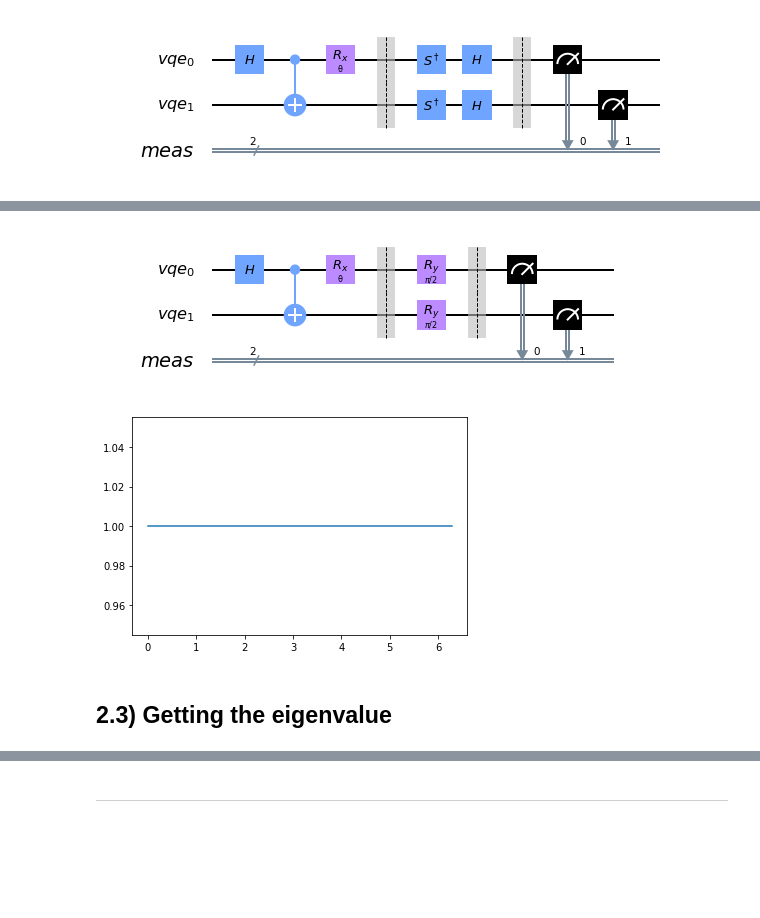
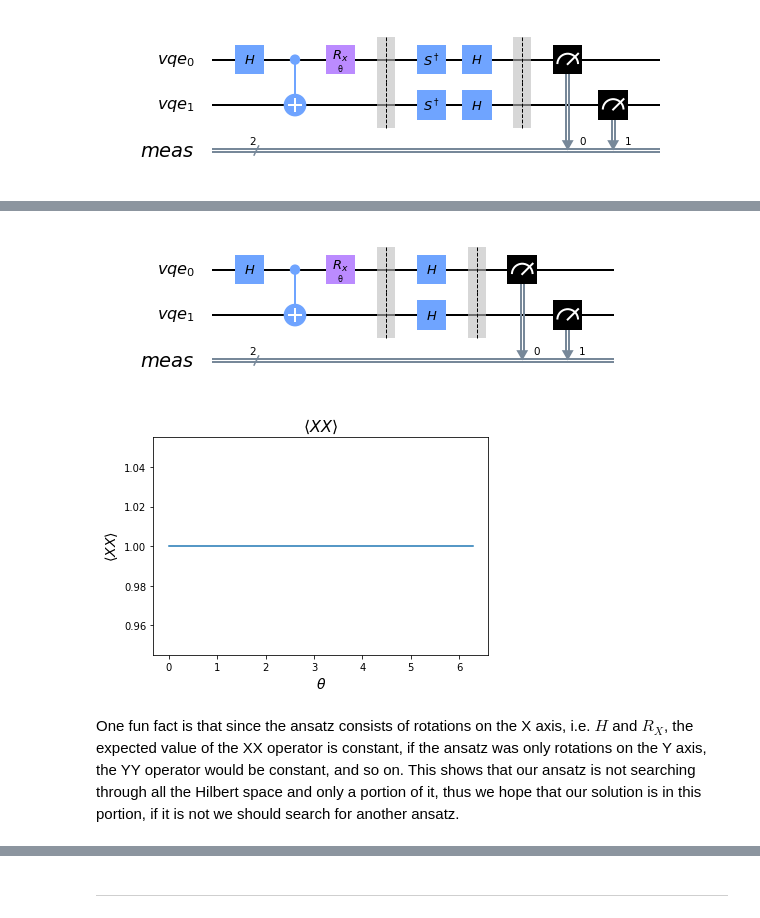
Before and after one commit to nahumsa/QOSF, a Jupyter notebook: Task 4.ipynb, the cells around one changed output, grey strips where cells are left out. Cells and saved outputs as stored; diff of their text form; code cells hidden in the pictures; blank space fills up the shorter version.

```diff
--- a/Task 4.ipynb
+++ b/Task 4.ipynb
@@ -304,17 +339,25 @@ plt.plot(theta_range, yy);
 # %%
-def measure_xx_circuit(circuit):
-    """Measure the XX Component of the variational circuit."""
+def measure_xx_circuit(circuit: qiskit.QuantumCircuit):
+    """Measure the XX Component of the variational circuit.
+
+    Args:
+        circuit (qiskit.QuantumCircuit): Circuit that you want to measure the XX
+        Component.
+
+    Outputs:
+        xx_meas (qiskit.QuantumCircuit): Circuit with XX measurement.
+
+    """
     xx_meas = circuit.copy()
     xx_meas.barrier(range(2))
-    xx_meas.ry(np.pi/2., range(2))
-    #     xx_meas.h(range(2))
+    xx_meas.h(range(2))
     xx_meas.measure_all()
     return xx_meas
 
 xx_meas = measure_xx_circuit(qc)
 xx_meas.draw('mpl')
 # %% [output]
-[figure, old version]
+[figure, new version]
 # %%
 def measure_xx(given_circuit: qiskit.QuantumCircuit,
                theta_range: [list, np.array],
@@ -363,8 +406,12 @@ def measure_xx(given_circuit: qiskit.QuantumCircuit,
 # %%
 theta_range = np.linspace(0, 2 * np.pi, 128)
 xx = measure_xx(qc, theta_range)
-plt.plot(theta_range, xx);
+plt.plot(theta_range, xx)
+plt.title(r"$\langle XX \rangle$", fontsize=16)
+plt.xlabel(r"$\theta$", fontsize=14)
+plt.ylabel(r"$\langle XX \rangle$", fontsize=14)
+plt.show()
 # %% [output]
-[figure, old version]
+[figure, new version]
-# %% [markdown]
-## 2.3) Getting the eigenvalue
+# %% [markdown]
+One fun fact is that since the ansatz consists of rotations on the X axis, i.e. $H$ and $R_X$, the expected value of the XX operator is constant, if the ansatz was only rotations on the Y axis, the YY operator would be constant, and so on. This shows that our ansatz is not searching through all the Hilbert space and only a portion of it, thus we hope that our solution is in this portion, if it is not we should search for another ansatz.
```
Also changed, not shown: parts of 20 cells of this notebook.
